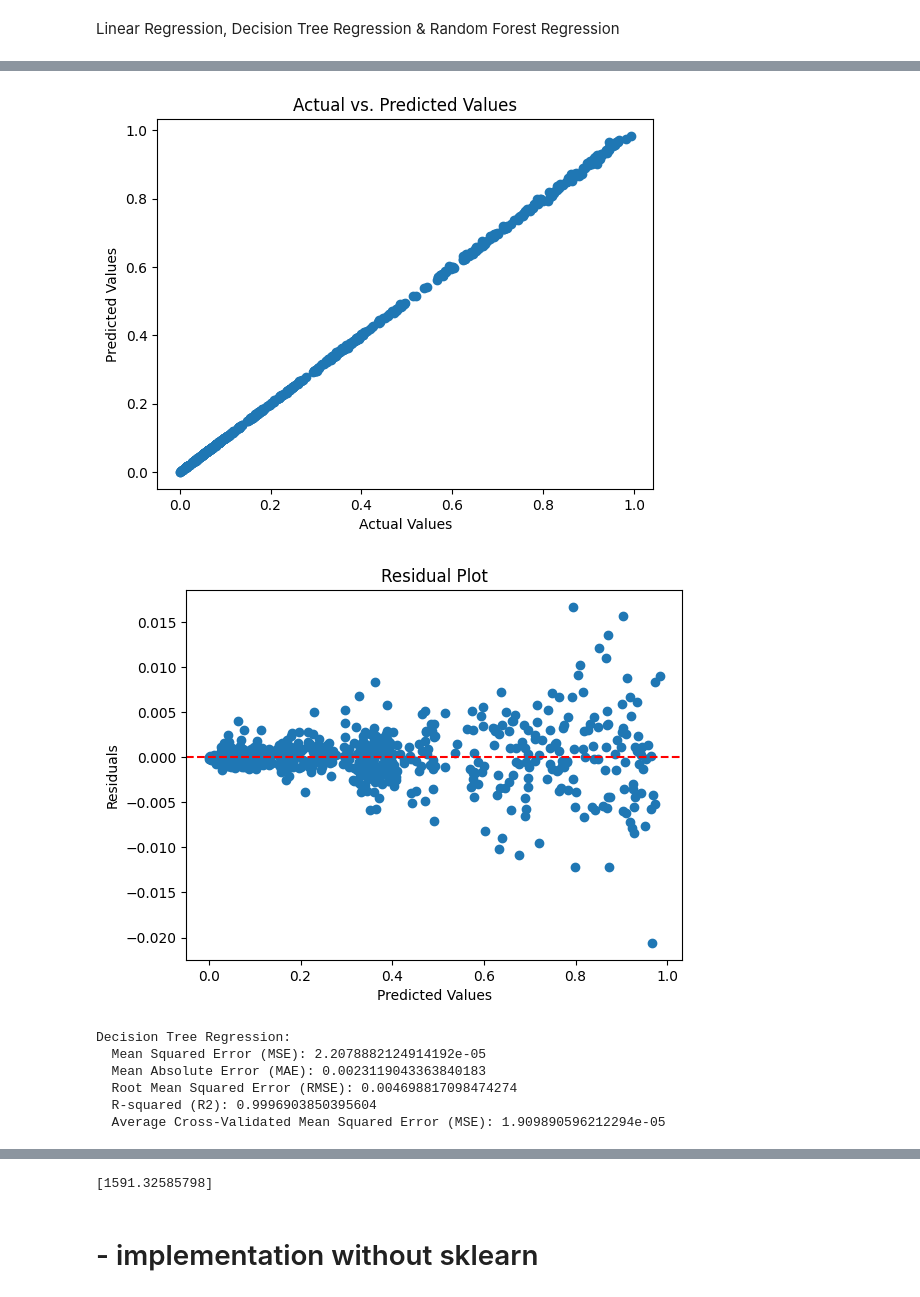
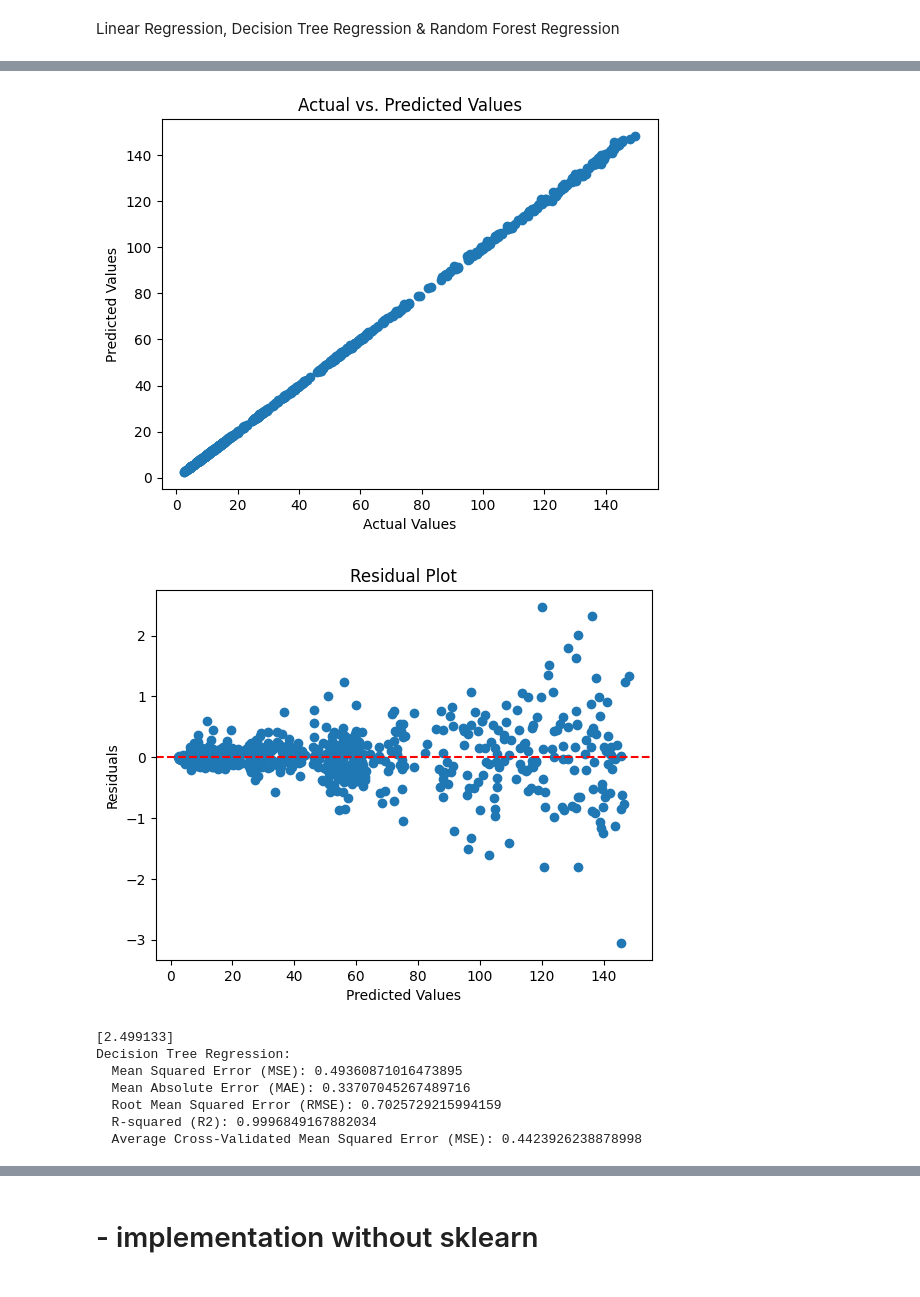
Before and after one commit to HabibUllah61103/ML-OEL, a Jupyter notebook: model.ipynb, the cells around one changed output, grey strips where cells are left out. Cells and saved outputs as stored; diff of their text form; code cells hidden in the pictures.

Commit message:
Model Completed

```diff
--- a/model.ipynb
+++ b/model.ipynb
@@ -254,15 +254,18 @@ plt.show()
 [figure]
 [figure]
 # %%
-scaler = MinMaxScaler(feature_range=(0,1))
+# scaler = MinMaxScaler()
 
-numerical_columns = ['Open', 'High', 'Low', 'Close', 'Adj Close', 'Volume']
+# numerical_columns = ['Open', 'High', 'Low', 'Close', 'Adj Close', 'Volume']
 
-df[numerical_columns] = scaler.fit_transform(df[numerical_columns])
+# df[numerical_columns] = scaler.fit_transform(df[numerical_columns])
 
 print("Summary statistics after normalization:")
 print(df.describe())
 print(df.head())
+
+# csv_file_path = 'stock_data.csv'
+# df.to_csv(csv_file_path, index=False)
 # %% [output]
 Summary statistics after normalization:
                                 Date         Open         High          Low  \
@@ -288,6 +291,8 @@ std                              NaN     0.258317     0.260967     0.258940
 # %% [markdown]
    Linear Regression, Decision Tree Regression & Random Forest Regression
 # %%
+import pickle
+
 X = df.drop(columns=['Close', 'Date', 'Adj Close'])  # Features
 y = df['Close']  # Target variable
 
@@ -305,13 +310,16 @@ models = {
 for name, model in models.items():
     # Train the model
     model.fit(X_train, y_train)
-    joblib.dump(model, f"{name}.pkl")
 
     # Make predictions
     y_pred = model.predict(X_test)
     if name=='Linear Regression':
-        best_model=model
-        y_pred_test = model.predict([[160.369995,163.539993,159.729996,28216500]])
+        filename = f'{name}.pkl'
+        print(model.coef_)
+        with open(filename, 'wb') as file:
+            pickle.dump(model, file)
+    test = model.predict([[2.490664,2.591785,2.390042,897427216]])
+    print(test)
 
     # Evaluate performance
     mse = mean_squared_error(y_test, y_pred)
@@ -348,6 +356,4 @@ for name, model in models.items():
     plt.axhline(y=0, color='r', linestyle='--')
     plt.title('Residual Plot')
     plt.show()
-
-print(y_pred_test)
 # %% [output]
@@ -360,8 +368,9 @@ Linear Regression:
-[figure, old version]
+[figure, new version]
-[figure, old version]
+[figure, new version]
+[2.499133]
 Decision Tree Regression:
-  Mean Squared Error (MSE): 2.2078882124914192e-05
-  Mean Absolute Error (MAE): 0.0023119043363840183
-  Root Mean Squared Error (RMSE): 0.004698817098474274
-  R-squared (R2): 0.9996903850395604
-  Average Cross-Validated Mean Squared Error (MSE): 1.909890596212294e-05
+  Mean Squared Error (MSE): 0.49360871016473895
+  Mean Absolute Error (MAE): 0.33707045267489716
+  Root Mean Squared Error (RMSE): 0.7025729215994159
+  R-squared (R2): 0.9996849167882034
+  Average Cross-Validated Mean Squared Error (MSE): 0.4423926238878998
@@ -378,4 +388,3 @@ Random Forest Regression:
-[1591.32585798]
 # %% [markdown]
 # - implementation without sklearn
 # %% [markdown]
```
Also changed, not shown: parts of 7 cells of this notebook, 3 other files.
